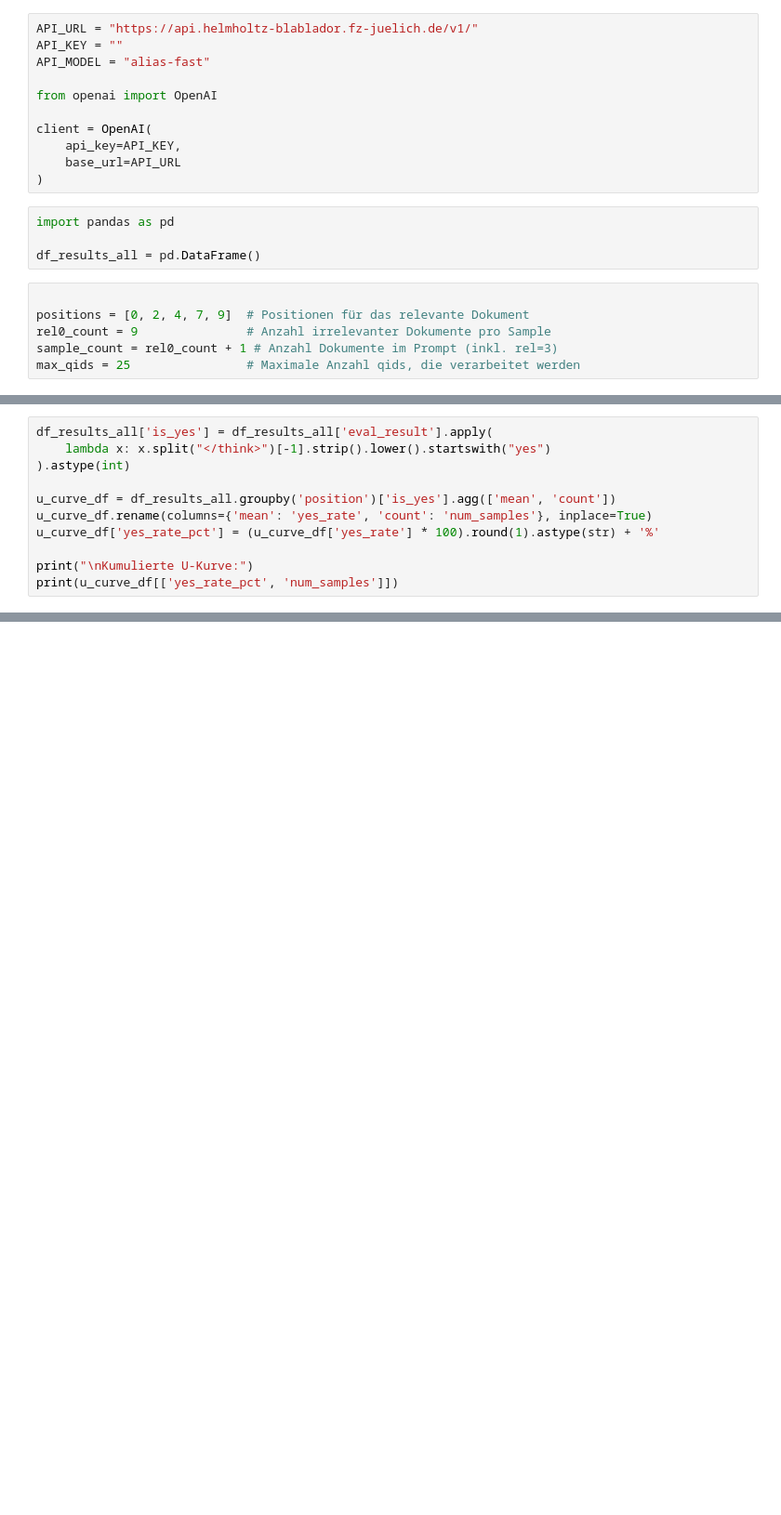
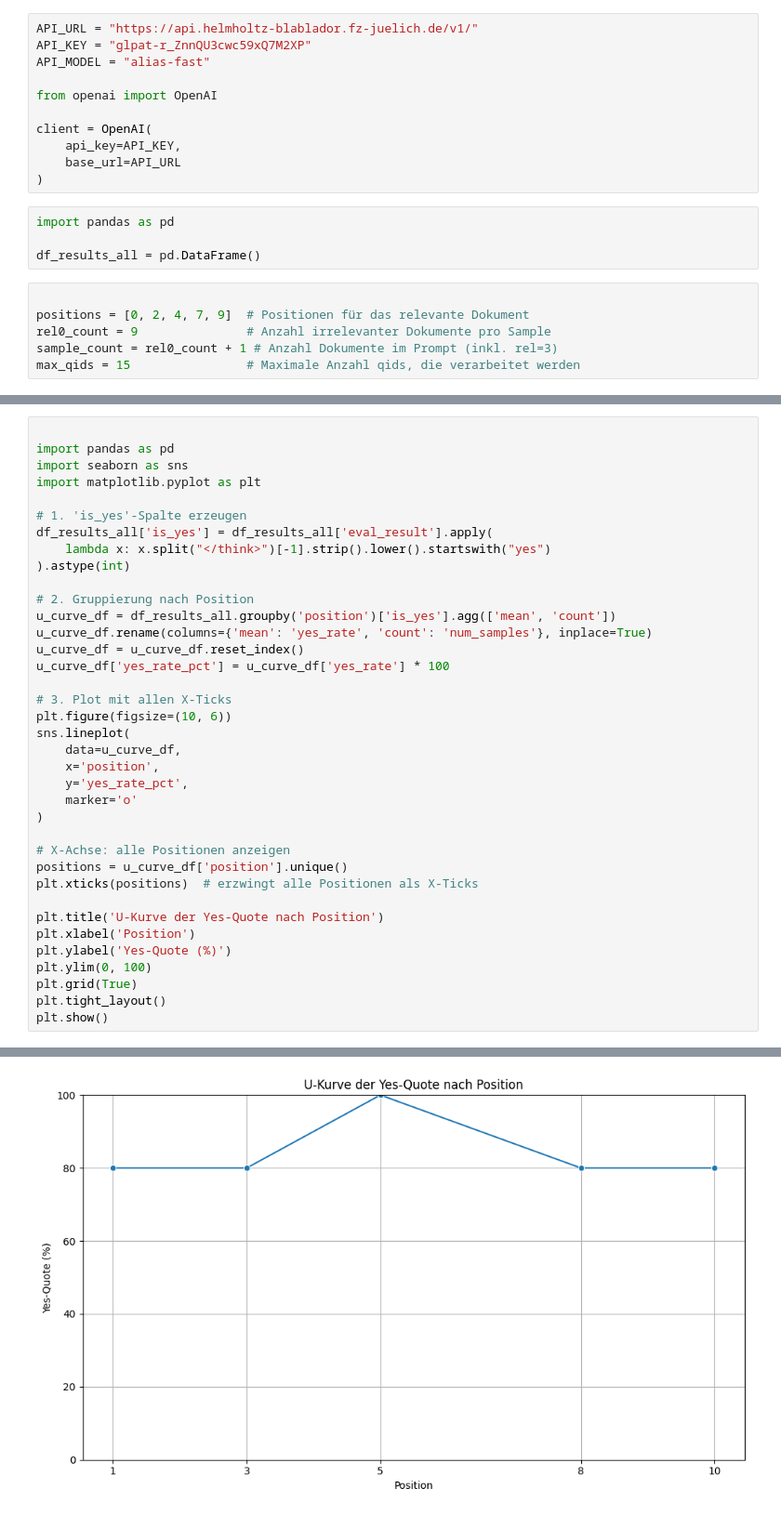
Before and after one commit to AlbertGesk/slt_group_2_positional_bias, a Jupyter notebook: notebooks/1.0-mh-LLM-test.ipynb, the cells around one changed output, grey strips where cells are left out. Shown: that part at 93% size. Saved outputs shown, nothing was run; the diff lists cells and outputs as text; blank space fills up the shorter version.

Commit message:
added graph

```diff
--- a/notebooks/1.0-mh-LLM-test.ipynb
+++ b/notebooks/1.0-mh-LLM-test.ipynb
@@ -43,7 +43,7 @@ Signs and symptoms
 The symptoms of vicarious trauma align with the symptoms of primary, actual trauma. When helping professionals attempt to connect with their clients/victims emotionally, the symptoms of vicarious trau ...
 # %%
 API_URL = "https://api.helmholtz-blablador.fz-juelich.de/v1/"
-API_KEY = ""
+API_KEY = "glpat-r_ZnnQU3cwc59xQ7M2XP"
 API_MODEL = "alias-fast"
 
 from openai import OpenAI
@@ -61,7 +61,7 @@ df_results_all = pd.DataFrame()
 positions = [0, 2, 4, 7, 9]  # Positionen für das relevante Dokument
 rel0_count = 9               # Anzahl irrelevanter Dokumente pro Sample
 sample_count = rel0_count + 1 # Anzahl Dokumente im Prompt (inkl. rel=3)
-max_qids = 25                # Maximale Anzahl qids, die verarbeitet werden
+max_qids = 15                # Maximale Anzahl qids, die verarbeitet werden
 # %%
 
 import pandas as pd
@@ -188,12 +183,38 @@ Name: count, dtype: int64
 # %%
+
+import pandas as pd
+import seaborn as sns
+import matplotlib.pyplot as plt
+
+# 1. 'is_yes'-Spalte erzeugen
 df_results_all['is_yes'] = df_results_all['eval_result'].apply(
     lambda x: x.split("</think>")[-1].strip().lower().startswith("yes")
 ).astype(int)
 
+# 2. Gruppierung nach Position
 u_curve_df = df_results_all.groupby('position')['is_yes'].agg(['mean', 'count'])
 u_curve_df.rename(columns={'mean': 'yes_rate', 'count': 'num_samples'}, inplace=True)
-u_curve_df['yes_rate_pct'] = (u_curve_df['yes_rate'] * 100).round(1).astype(str) + '%'
+u_curve_df = u_curve_df.reset_index()
+u_curve_df['yes_rate_pct'] = u_curve_df['yes_rate'] * 100
 
-print("\nKumulierte U-Kurve:")
-print(u_curve_df[['yes_rate_pct', 'num_samples']])
+# 3. Plot mit allen X-Ticks
+plt.figure(figsize=(10, 6))
+sns.lineplot(
+    data=u_curve_df,
+    x='position',
+    y='yes_rate_pct',
+    marker='o'
+)
+
+# X-Achse: alle Positionen anzeigen
+positions = u_curve_df['position'].unique()
+plt.xticks(positions)  # erzwingt alle Positionen als X-Ticks
+
+plt.title('U-Kurve der Yes-Quote nach Position')
+plt.xlabel('Position')
+plt.ylabel('Yes-Quote (%)')
+plt.ylim(0, 100)
+plt.grid(True)
+plt.tight_layout()
+plt.show()
 # %% [output]
@@ -207,0 +221 @@ position
+[figure, added]
```
Also changed, not shown: parts of 3 cells of this notebook.
